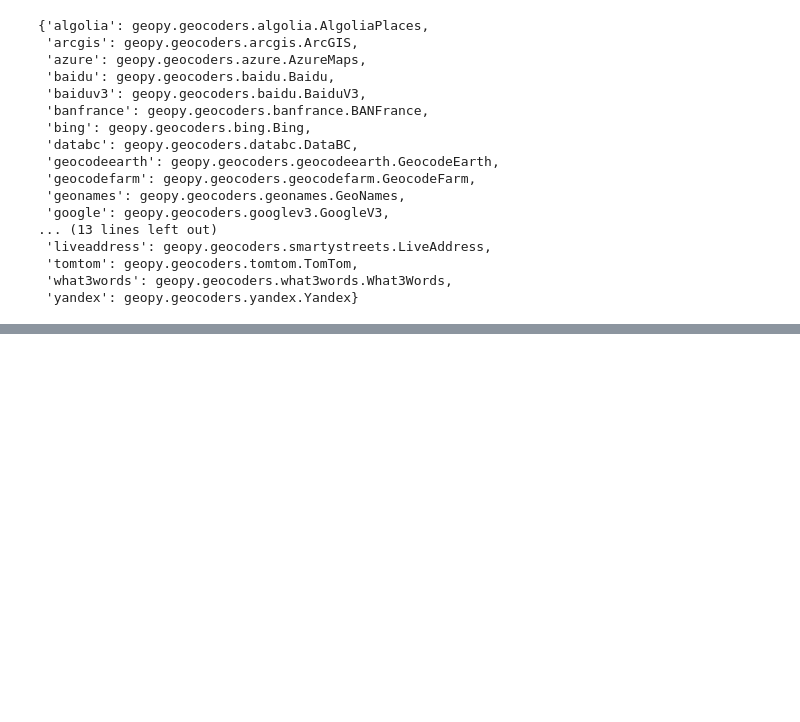
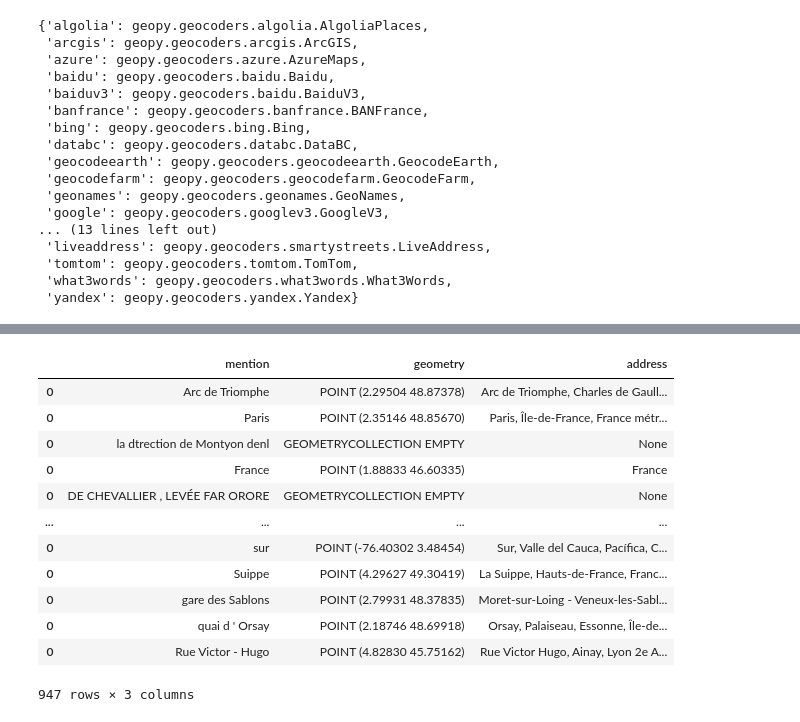
Before and after one commit to dhh21/SpaceWars, a Jupyter notebook: GeospatialAnalysis.ipynb, the cells around one changed output, grey strips where cells are left out. Cells and saved outputs as stored; diff of their text form; code cells hidden in the pictures; blank space fills up the shorter version.

```diff
--- a/GeospatialAnalysis.ipynb
+++ b/GeospatialAnalysis.ipynb
@@ -53,0 +98,16 @@ gdf
+# %%
+geometry
+# %% [output]
+|  | mention | geometry | address |
+| 0 | Arc de Triomphe | POINT (2.29504 48.87378) | Arc de Triomphe, Charles de Gaull... |
+| 0 | Paris | POINT (2.35146 48.85670) | Paris, Île-de-France, France métr... |
+| 0 | la dtrection de Montyon denl | GEOMETRYCOLLECTION EMPTY | None |
+| 0 | France | POINT (1.88833 46.60335) | France |
+| 0 | DE CHEVALLIER , LEVÉE FAR ORORE | GEOMETRYCOLLECTION EMPTY | None |
+| ... | ... | ... | ... |
+| 0 | sur | POINT (-76.40302 3.48454) | Sur, Valle del Cauca, Pacífica, C... |
+| 0 | Suippe | POINT (4.29627 49.30419) | La Suippe, Hauts-de-France, Franc... |
+| 0 | gare des Sablons | POINT (2.79931 48.37835) | Moret-sur-Loing - Veneux-les-Sabl... |
+| 0 | quai d ' Orsay | POINT (2.18746 48.69918) | Orsay, Palaiseau, Essonne, Île-de... |
+| 0 | Rue Victor - Hugo | POINT (4.82830 45.75162) | Rue Victor Hugo, Ainay, Lyon 2e A... |
+947 rows × 3 columns
```
Also changed, not shown: parts of 25 cells of this notebook.
